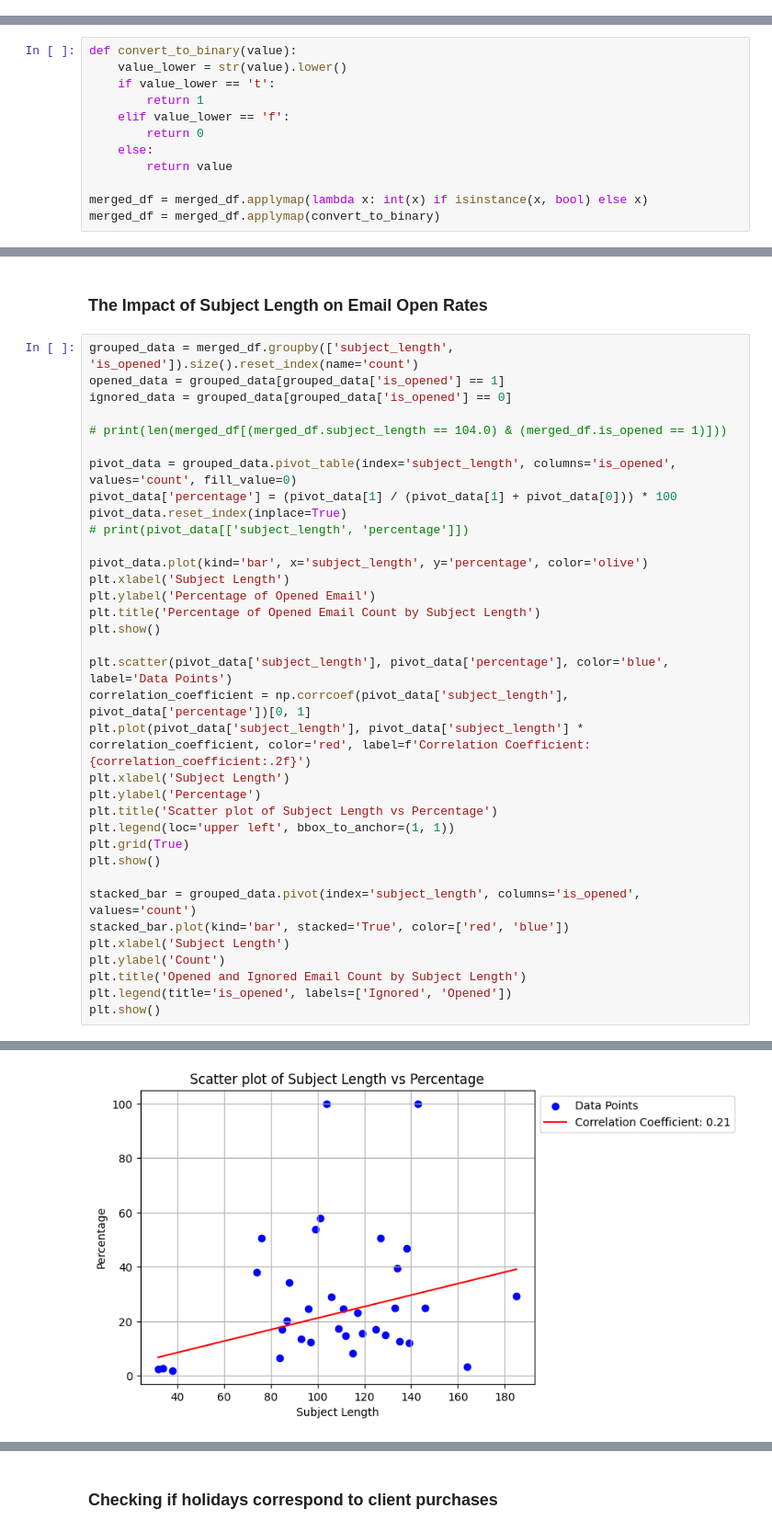
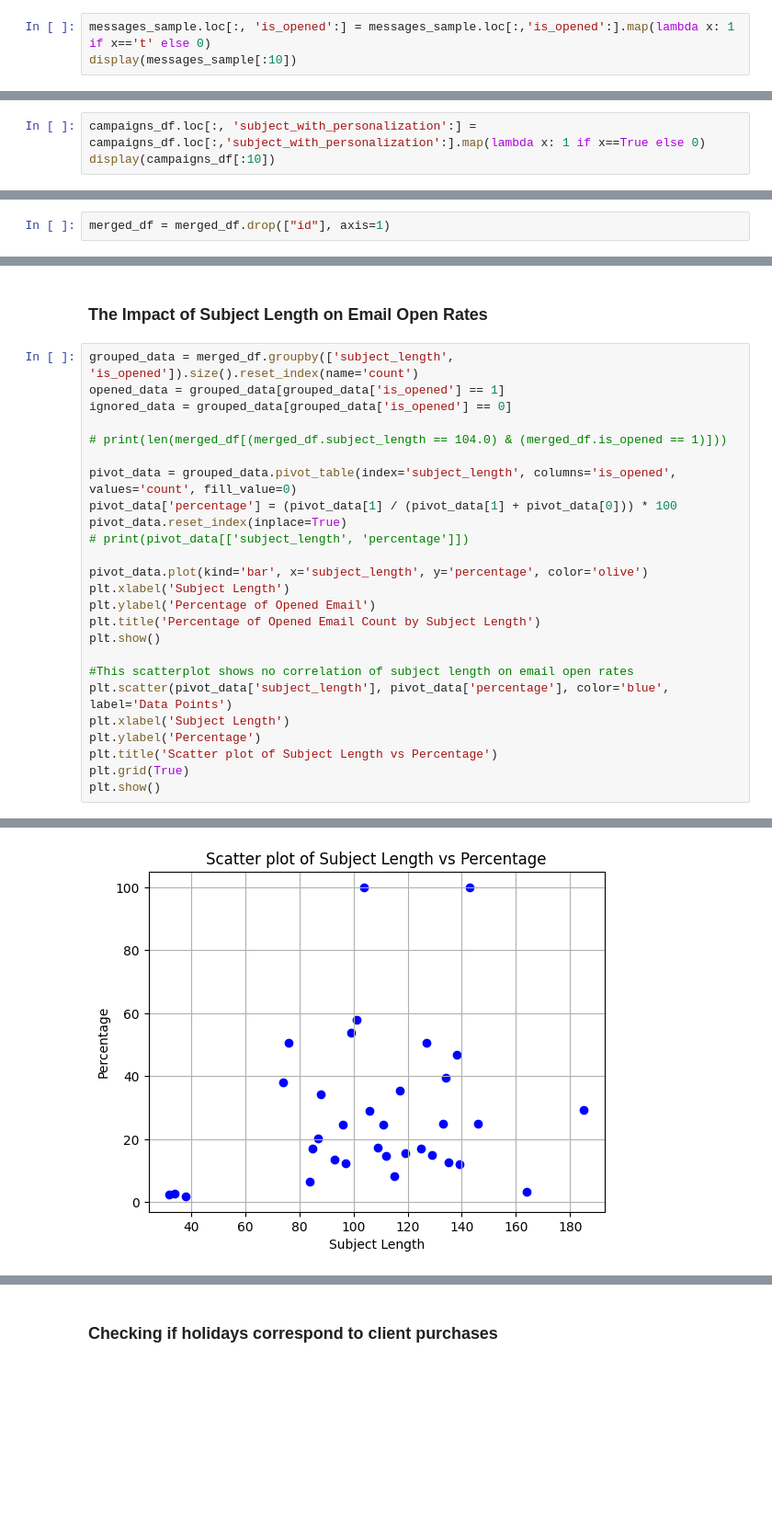
Before and after one commit to miguelsadorra14/DataWrangling, a Jupyter notebook: project.ipynb, the cells around one changed output, grey strips where cells are left out. Shown: that part at 92% size. Cells and saved outputs as stored; diff of their text form; blank space fills up the shorter version.

Commit message:
Completed data cleaning and merging section

```diff
--- a/project.ipynb
+++ b/project.ipynb
@@ -103,0 +212,3 @@ display(campaigns_df[:10])
+# %%
+messages_sample.loc[:, 'is_opened':] = messages_sample.loc[:,'is_opened':].map(lambda x: 1 if x=='t' else 0)
+display(messages_sample[:10])
@@ -103,0 +241,3 @@ display(campaigns_df[:10])
+# %%
+campaigns_df.loc[:, 'subject_with_personalization':] = campaigns_df.loc[:,'subject_with_personalization':].map(lambda x: 1 if x==True else 0)
+display(campaigns_df[:10])
@@ -165,12 +284,0 @@ Converting string and bool values to binary. Since the database contains a lot o
-# %%
-def convert_to_binary(value):
-    value_lower = str(value).lower()
-    if value_lower == 't':
-        return 1
-    elif value_lower == 'f':
-        return 0
-    else:
-        return value
-
-merged_df = merged_df.applymap(lambda x: int(x) if isinstance(x, bool) else x)
-merged_df = merged_df.applymap(convert_to_binary)
@@ -191,0 +285,2 @@ display(merged_df[:10])
+# %%
+merged_df = merged_df.drop(["id"], axis=1)
@@ -428,21 +541,11 @@ plt.ylabel('Percentage of Opened Email')
 plt.title('Percentage of Opened Email Count by Subject Length')
 plt.show()
 
+#This scatterplot shows no correlation of subject length on email open rates
 plt.scatter(pivot_data['subject_length'], pivot_data['percentage'], color='blue', label='Data Points')
-correlation_coefficient = np.corrcoef(pivot_data['subject_length'], pivot_data['percentage'])[0, 1]
-plt.plot(pivot_data['subject_length'], pivot_data['subject_length'] * correlation_coefficient, color='red', label=f'Correlation Coefficient: {correlation_coefficient:.2f}')
 plt.xlabel('Subject Length')
 plt.ylabel('Percentage')
 plt.title('Scatter plot of Subject Length vs Percentage')
-plt.legend(loc='upper left', bbox_to_anchor=(1, 1))
 plt.grid(True)
 plt.show()
-
-stacked_bar = grouped_data.pivot(index='subject_length', columns='is_opened', values='count')
-stacked_bar.plot(kind='bar', stacked='True', color=['red', 'blue'])
-plt.xlabel('Subject Length')
-plt.ylabel('Count')
-plt.title('Opened and Ignored Email Count by Subject Length')
-plt.legend(title='is_opened', labels=['Ignored', 'Opened'])
-plt.show()
 # %% [output]
@@ -450 +553 @@ plt.show()
-[figure, old version]
+[figure, new version]
```
Also changed, not shown: parts of 41 cells of this notebook.
